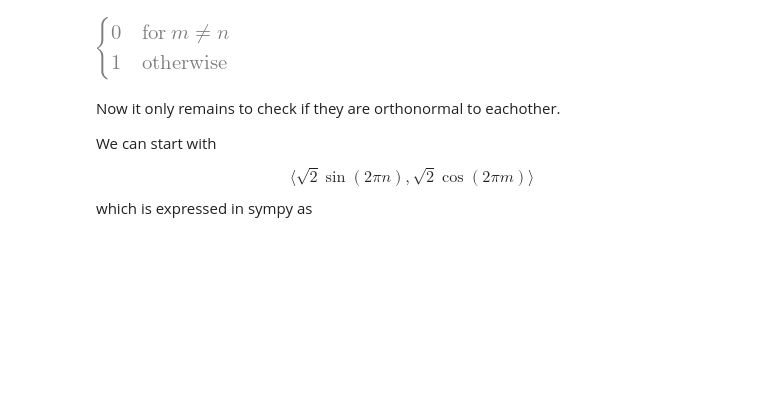
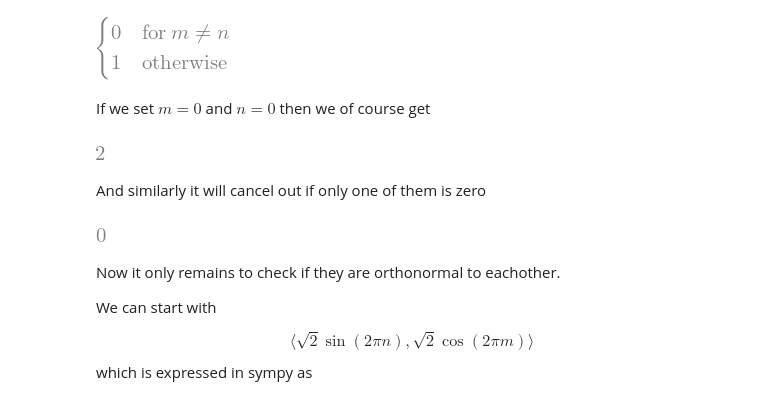
Before and after one commit to geirav/discrete-fourier-transform-project, a Jupyter notebook: Task1.ipynb, the cells around one changed output. Saved outputs shown, nothing was run; the diff lists cells and outputs as text; code cells hidden in the pictures; blank space fills up the shorter version.

```diff
--- a/Task1.ipynb
+++ b/Task1.ipynb
@@ -113,5 +94,19 @@ int2.doit()
 # %% [output]
 [figure]
+# %% [markdown]
+If we set $m=0$ and $n=0$ then we of course get
+# %%
+int_ = sy.Integral( 2*sy.cos(2 * sy.pi * 0 * x)*sy.cos(2 * sy.pi * 0 * x), (x,0,1))
+int_.doit()
+# %% [output]
+[figure, added]
+# %% [markdown]
+And similarly it will cancel out if only one of them is zero
+# %%
+int_ = sy.Integral( 2*sy.cos(2 * sy.pi * 0 * x)*sy.cos(2 * sy.pi * n * x), (x,0,1))
+int_.doit()
+# %% [output]
+[figure, added]
 # %% [markdown]
 Now it only remains to check if they are orthonormal to eachother.
 
```
Also changed, not shown: parts of 12 cells of this notebook.
